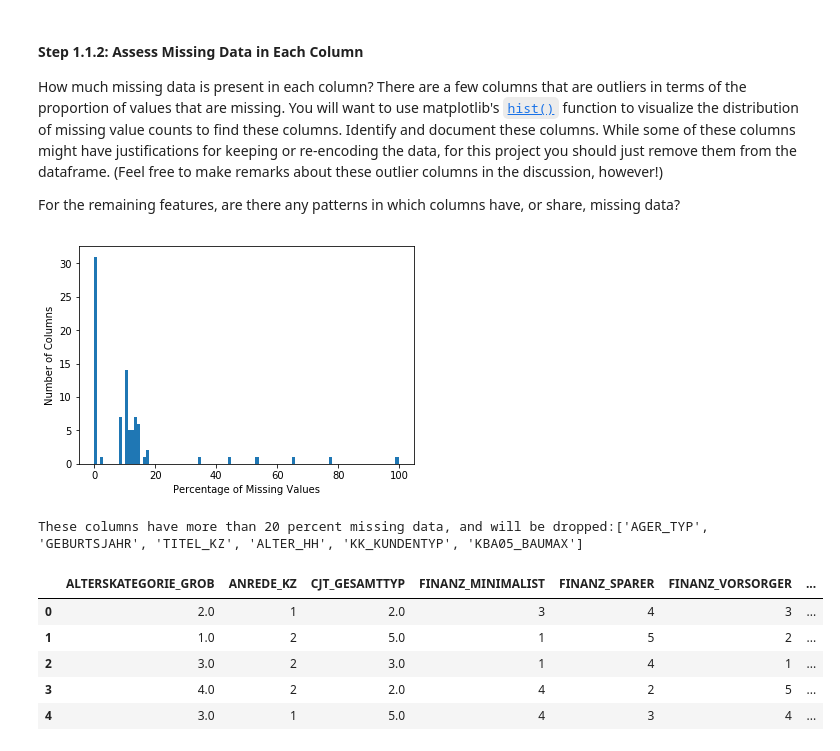
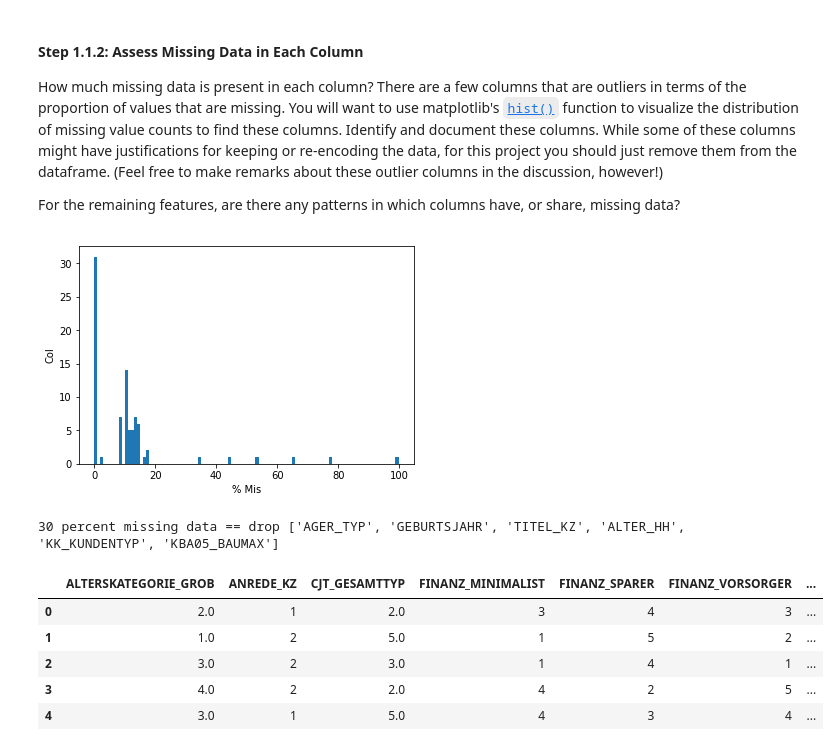
Before and after one commit to charlieporth1/Identify_Customer_Segments, a Jupyter notebook: Identify_Customer_Segments.ipynb, the cells around one changed output. Drawn from its saved outputs; the diff is of its cells as text; code cells hidden in the pictures.

```diff
--- a/Identify_Customer_Segments.ipynb
+++ b/Identify_Customer_Segments.ipynb
@@ -83,19 +91,19 @@ The fourth column of the feature attributes summary (loaded in above as `feat_in
 # %%
 # Identify missing or unknown data values and convert them to NaNs.
 
-def find_missing_or_uknown(feat_info, azdias):
-    for index in range(len(feat_info)):
-        MoU = feat_info.iloc[index]['missing_or_unknown']
-        MoU = MoU.strip('[').strip(']').split(sep=',')
-        MoU = [int(value) if (value!='X' and value!='XX' and value!='') else value for value in MoU]
-        if MoU != ['']:
-            azdias = azdias.replace({feat_info.iloc[index]['attribute']: MoU}, np.nan)
+def find_missing_or_uknown(fi, az):
+    for index, MoU in zip(range(len(fi)), fi['missing_or_unknown']):
+        att = fi.iloc[index]['attribute']
+        MoU = MoU.replace('[', '').replace(']', '')
+        MoU = list(MoU.split(","))
+        MoU_values = [int(value) if (value!='X' and value!='XX' and value!='') else value for value in MoU]
+        az[att].replace(to_replace = MoU_values, value = np.NaN, regex = True, inplace = True )
 
-        if index == len(feat_info) - 1:
-            return azdias
-print('Number of naturally missing values is {0}'.format(azdias.isnull().sum().sum()))
+        if index == len(fi) - 1:
+            return az
+print('naturally missing {0}'.format(azdias.isnull().sum().sum()))
 
 azdias = find_missing_or_uknown(feat_info, azdias)
 
-print('Total number of missing values after conversion is {0}'.format(azdias.isnull().sum().sum()))
+print('number of missing values {0}'.format(azdias.isnull().sum().sum()))
 # %% [output]
@@ -110,24 +118,24 @@ For the remaining features, are there any patterns in which columns have, or sha
 # %%
 # Perform an assessment of how much missing data there is in each column of the
 # dataset.
-percent_mis_per_col =(azdias.isnull().sum()/len(azdias))*100
+col_per_mis =(azdias.isnull().sum()/len(azdias))*100
 # %%
 # Investigate patterns in the amount of missing data in each column.
 
-plt.hist(percent_mis_per_col, bins=100)
-plt.ylabel('Number of Columns')
-plt.xlabel('Percentage of Missing Values')
+plt.hist(col_per_mis, bins=100)
+plt.ylabel('Col')
+plt.xlabel('% Mis')
 plt.show()
 # %% [output]
-[figure, old version]
+[figure, new version]
 # %%
 # Remove the outlier columns from the dataset. (You'll perform other data
 # engineering tasks such as re-encoding and imputation later.)
-percent_mis_per_col_20_percent = percent_mis_per_col[percent_mis_per_col>20]
-drop_coloumns = percent_mis_per_col_20_percent.index.tolist()
-print('These columns have more than 20 percent missing data, and will be dropped:{0}'.format(drop_coloumns))
+col_per_mis_30 = col_per_mis[col_per_mis>30]
+drop_coloumns = col_per_mis_30.index.tolist()
+print('30 percent missing data == drop {0}'.format(drop_coloumns))
 # %% [output]
-These columns have more than 20 percent missing data, and will be dropped:['AGER_TYP', 'GEBURTSJAHR', 'TITEL_KZ', 'ALTER_HH', 'KK_KUNDENTYP', 'KBA05_BAUMAX']
+30 percent missing data == drop ['AGER_TYP', 'GEBURTSJAHR', 'TITEL_KZ', 'ALTER_HH', 'KK_KUNDENTYP', 'KBA05_BAUMAX']
 # %%
 azdias = azdias.drop(drop_coloumns, axis=1)
 # %%
```
Also changed, not shown: parts of 32 cells of this notebook, 1 other file.
